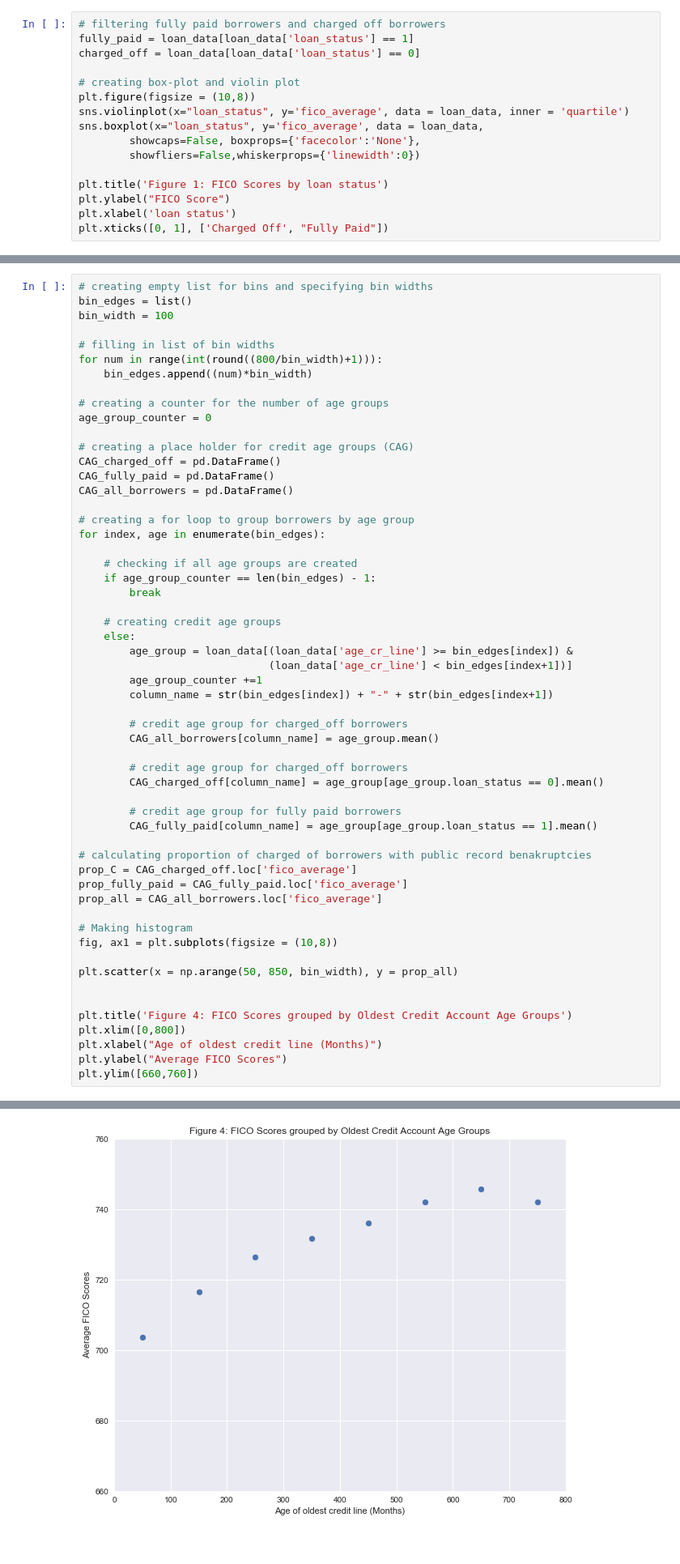
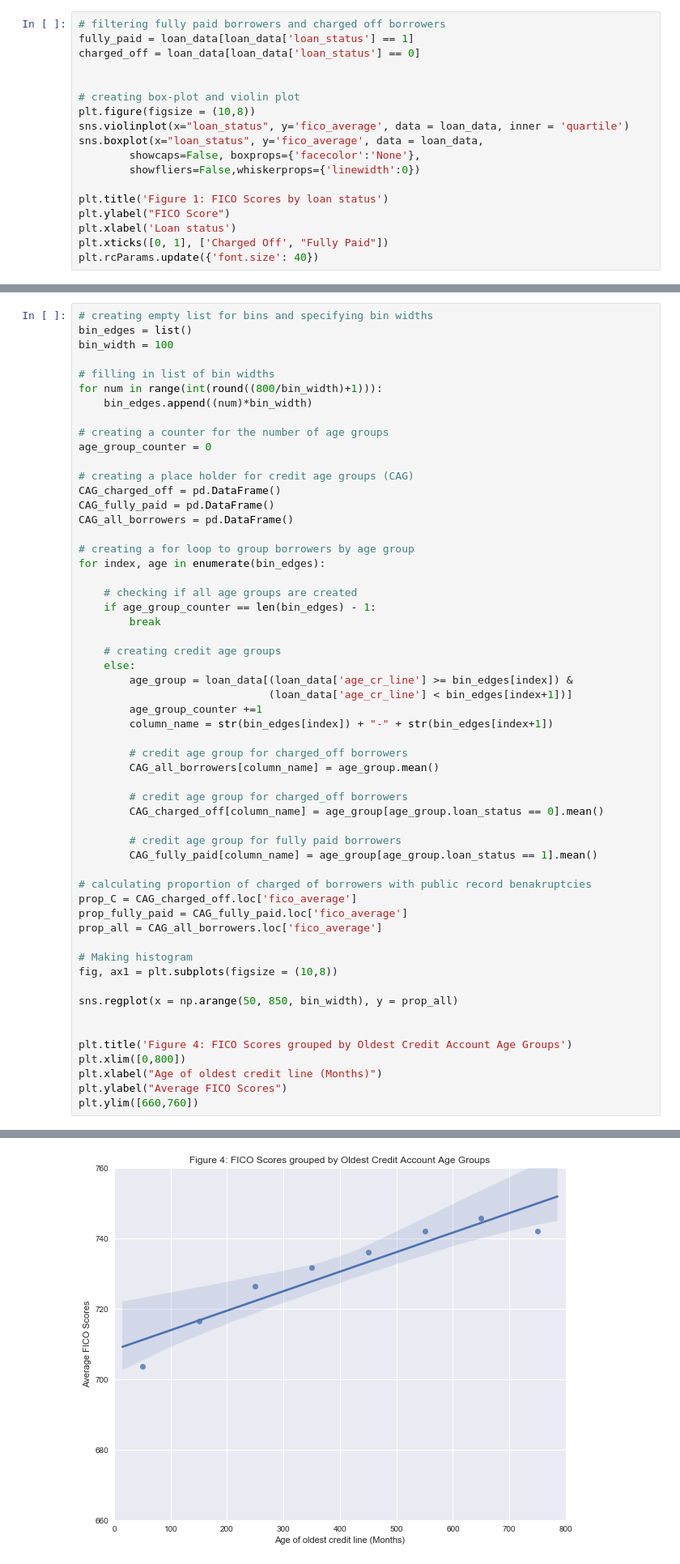
Before and after one commit to paulb17/Springboard, a Jupyter notebook: Capstone Project 1/Data_Exploration.ipynb, the cells around one changed output, grey strips where cells are left out. Shown at 81% size. Drawn from its saved outputs; the diff is of its cells as text.

```diff
--- a/Capstone Project 1/Data_Exploration.ipynb
+++ b/Capstone Project 1/Data_Exploration.ipynb
@@ -85,6 +85,7 @@ FICO scores are used by many lenders to determine how risky a borrower is. For t
 # filtering fully paid borrowers and charged off borrowers
 fully_paid = loan_data[loan_data['loan_status'] == 1]
 charged_off = loan_data[loan_data['loan_status'] == 0]
+
 
 # creating box-plot and violin plot
 plt.figure(figsize = (10,8))
@@ -95,6 +96,7 @@ sns.boxplot(x="loan_status", y='fico_average', data = loan_data,
 
 plt.title('Figure 1: FICO Scores by loan status')
 plt.ylabel("FICO Score")
-plt.xlabel('loan status')
+plt.xlabel('Loan status')
 plt.xticks([0, 1], ['Charged Off', "Fully Paid"])
+plt.rcParams.update({'font.size': 40})
 # %% [output]
@@ -258,35 +258,35 @@ for index, age in enumerate(bin_edges):
                               (loan_data['age_cr_line'] < bin_edges[index+1])]
         age_group_counter +=1
         column_name = str(bin_edges[index]) + "-" + str(bin_edges[index+1])
 
         # credit age group for charged_off borrowers
         CAG_all_borrowers[column_name] = age_group.mean()
 
         # credit age group for charged_off borrowers
         CAG_charged_off[column_name] = age_group[age_group.loan_status == 0].mean()
 
         # credit age group for fully paid borrowers
         CAG_fully_paid[column_name] = age_group[age_group.loan_status == 1].mean()
 
 # calculating proportion of charged of borrowers with public record benakruptcies
 prop_C = CAG_charged_off.loc['fico_average']
 prop_fully_paid = CAG_fully_paid.loc['fico_average']
 prop_all = CAG_all_borrowers.loc['fico_average']
 
 # Making histogram
 fig, ax1 = plt.subplots(figsize = (10,8))
 
-plt.scatter(x = np.arange(50, 850, bin_width), y = prop_all)
+sns.regplot(x = np.arange(50, 850, bin_width), y = prop_all)
 
 
 plt.title('Figure 4: FICO Scores grouped by Oldest Credit Account Age Groups')
 plt.xlim([0,800])
 plt.xlabel("Age of oldest credit line (Months)")
 plt.ylabel("Average FICO Scores")
 plt.ylim([660,760])
 # %% [output]
 (660, 760)
-[figure, old version]
+[figure, new version]
 # %% [markdown]
 It should be noted that in Figure 4, the minimum reading on the y-axis is 660. We also see in the figure that as the age of oldest credit account increases, the average FICO score increases. We investigate whether there is a significant relationship between FICO scores and the Age of oldest credit account using a hypothesis test.
 
```
Also changed, not shown: parts of 13 cells of this notebook, 16 other files.
